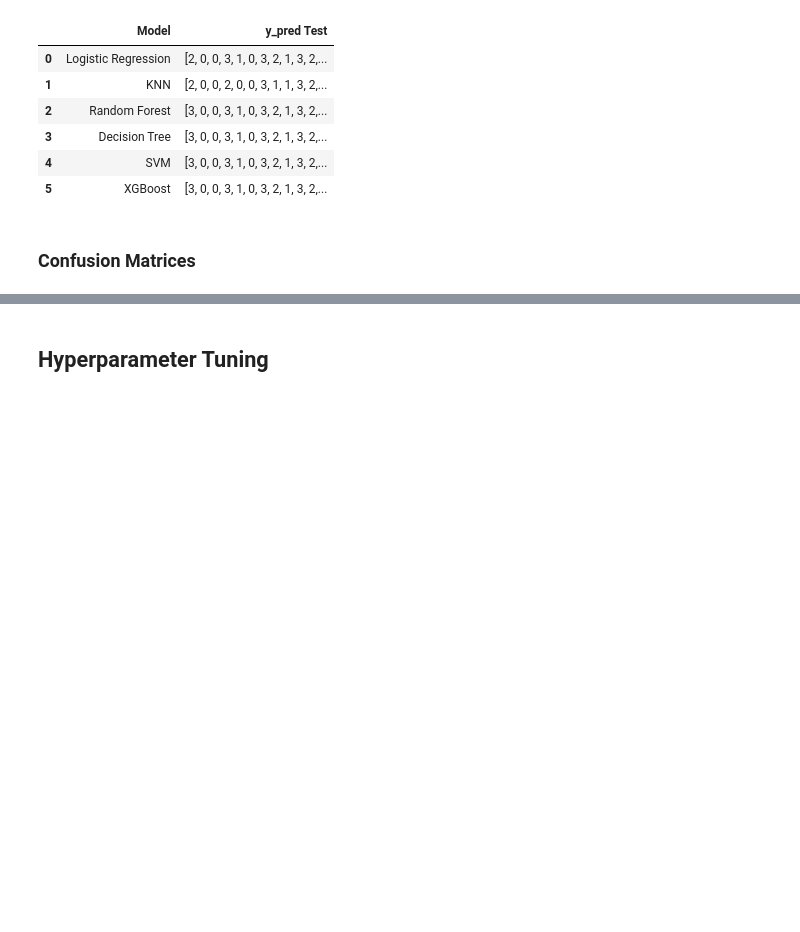
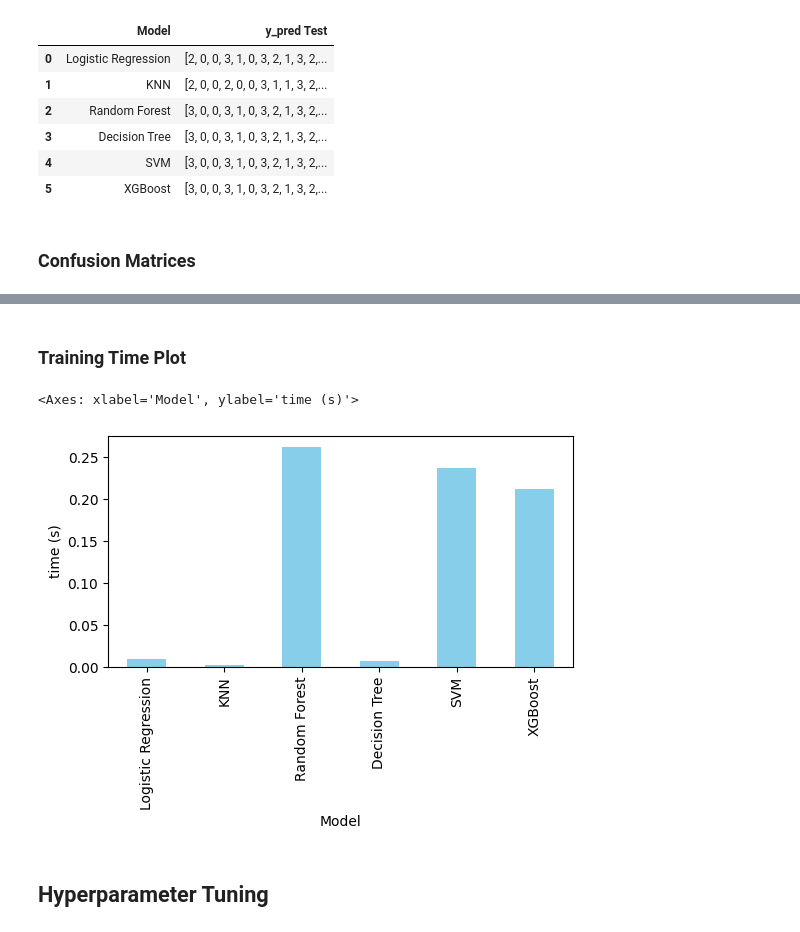
Before and after one commit to SayanDasDev/mobile_price_prediction, a Jupyter notebook: final_project.ipynb, the cells around one changed output, grey strips where cells are left out. Cells and saved outputs as stored; diff of their text form; code cells hidden in the pictures; blank space fills up the shorter version.

```diff
--- a/final_project.ipynb
+++ b/final_project.ipynb
@@ -686,6 +686,14 @@ The values of confusion matrix for the model: XGBoost is:
 
 Plot the confusion matrix for XGBoost:
 [figure]
+# %% [markdown]
+### Training Time Plot
+# %%
+training_time = results_df[['Time Taken', 'Model']].set_index('Model')
+training_time.plot(kind='bar', figsize=(6, 3), ylabel="time (s)", color='skyblue', legend=False)
+# %% [output]
+<Axes: xlabel='Model', ylabel='time (s)'>
+[figure, added]
 # %% [markdown]
 ## Hyperparameter Tuning
 # %%
```
Also changed, not shown: parts of 9 cells of this notebook, 9 other files.
